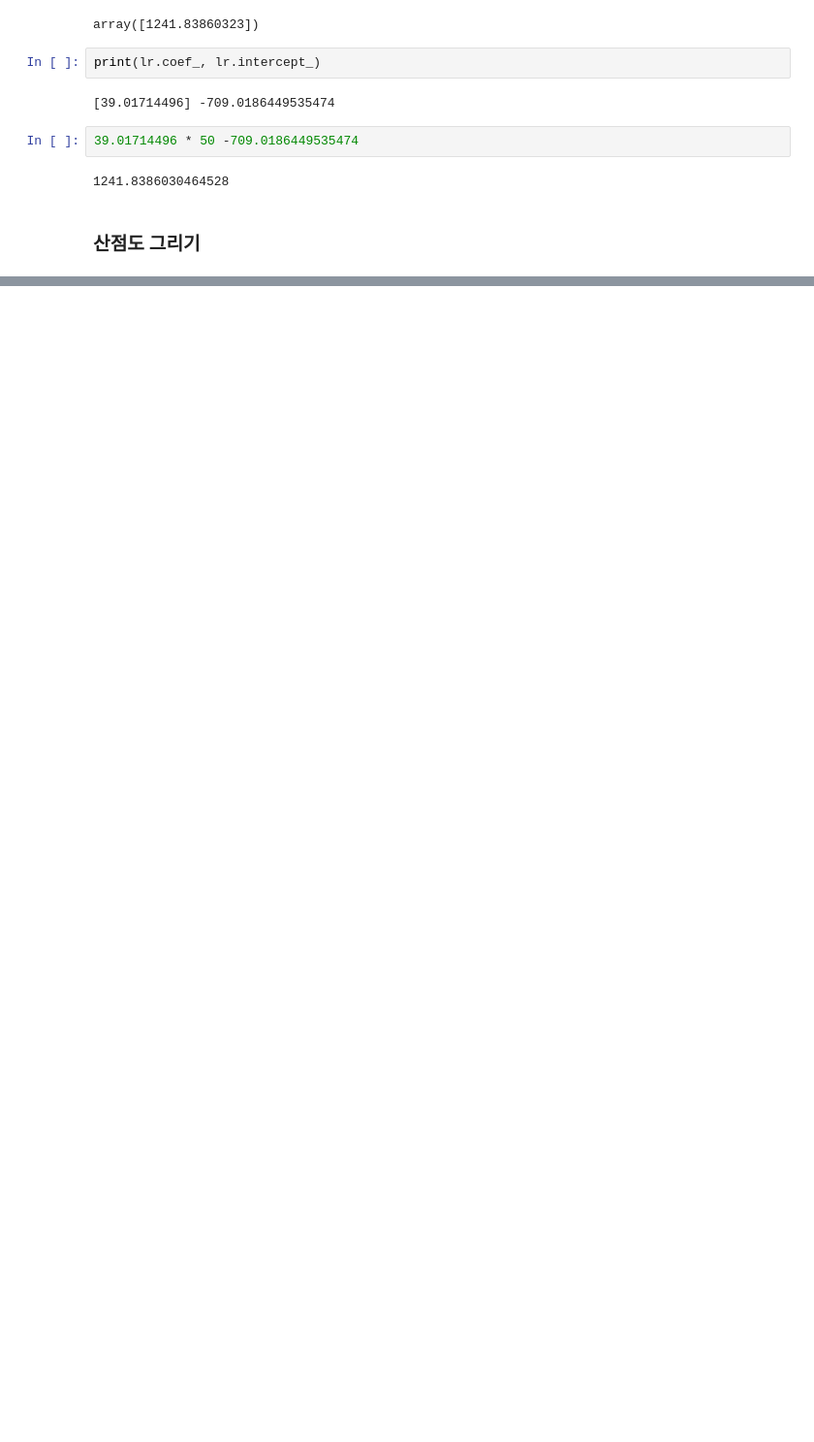
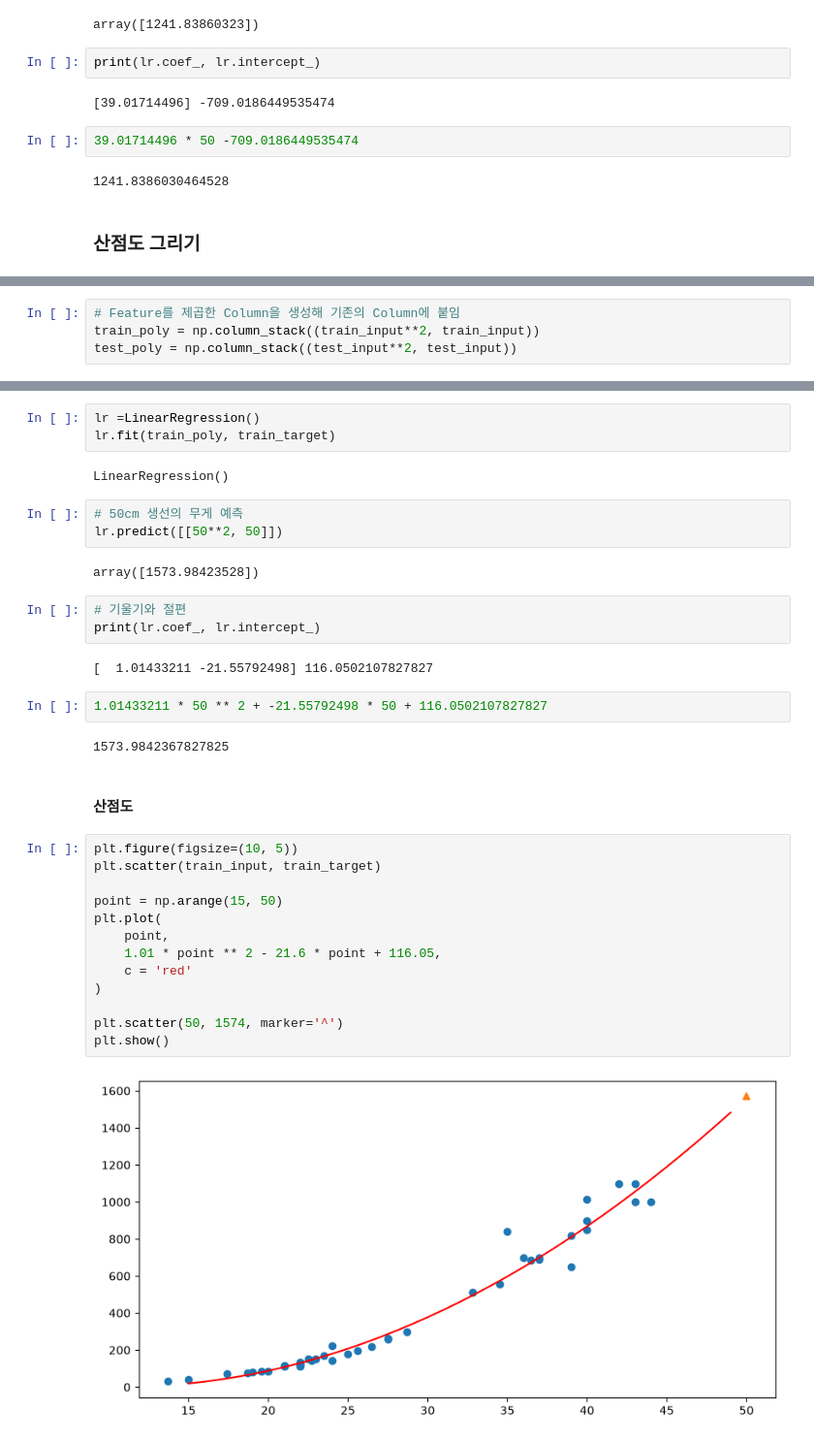
Before and after one commit to jinjinx28/python-lab, a Jupyter notebook: machine/선형회귀.ipynb, the cells around one changed output, grey strips where cells are left out. Shown at 97% size. Cells and saved outputs as stored; diff of their text form; blank space fills up the shorter version.

```diff
--- a/machine/선형회귀.ipynb
+++ b/machine/선형회귀.ipynb
@@ -136,0 +153,4 @@ plt.show()
+# %%
+# Feature를 제곱한 Column을 생성해 기존의 Column에 붙임
+train_poly = np.column_stack((train_input**2, train_input))
+test_poly = np.column_stack((test_input**2, test_input))
@@ -136,0 +182,36 @@ plt.show()
+# %%
+lr =LinearRegression()
+lr.fit(train_poly, train_target)
+# %% [output]
+LinearRegression()
+# %%
+# 50cm 생선의 무게 예측
+lr.predict([[50**2, 50]])
+# %% [output]
+array([1573.98423528])
+# %%
+# 기울기와 절편
+print(lr.coef_, lr.intercept_)
+# %% [output]
+[  1.01433211 -21.55792498] 116.0502107827827
+# %%
+1.01433211 * 50 ** 2 + -21.55792498 * 50 + 116.0502107827827
+# %% [output]
+1573.9842367827825
+# %% [markdown]
+#### 산점도
+# %%
+plt.figure(figsize=(10, 5))
+plt.scatter(train_input, train_target)
+
+point = np.arange(15, 50)
+plt.plot(
+    point,
+    1.01 * point ** 2 - 21.6 * point + 116.05,
+    c = 'red'
+)
+
+plt.scatter(50, 1574, marker='^')
+plt.show()
+# %% [output]
+[figure, added]
```
Also changed, not shown: parts of 5 cells of this notebook.
